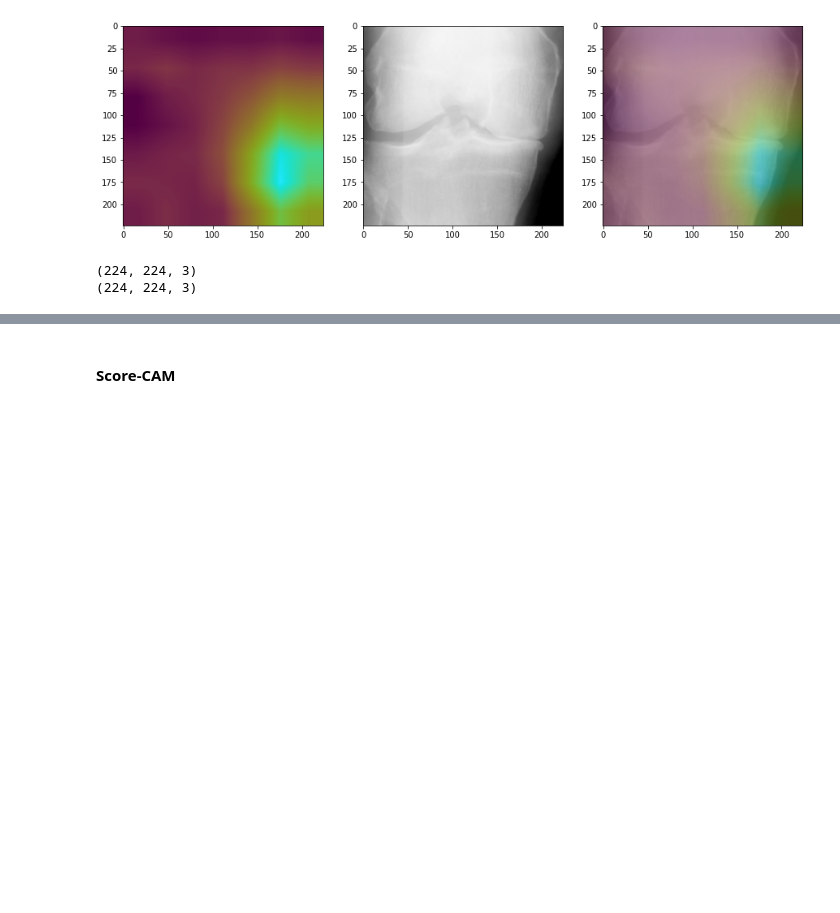
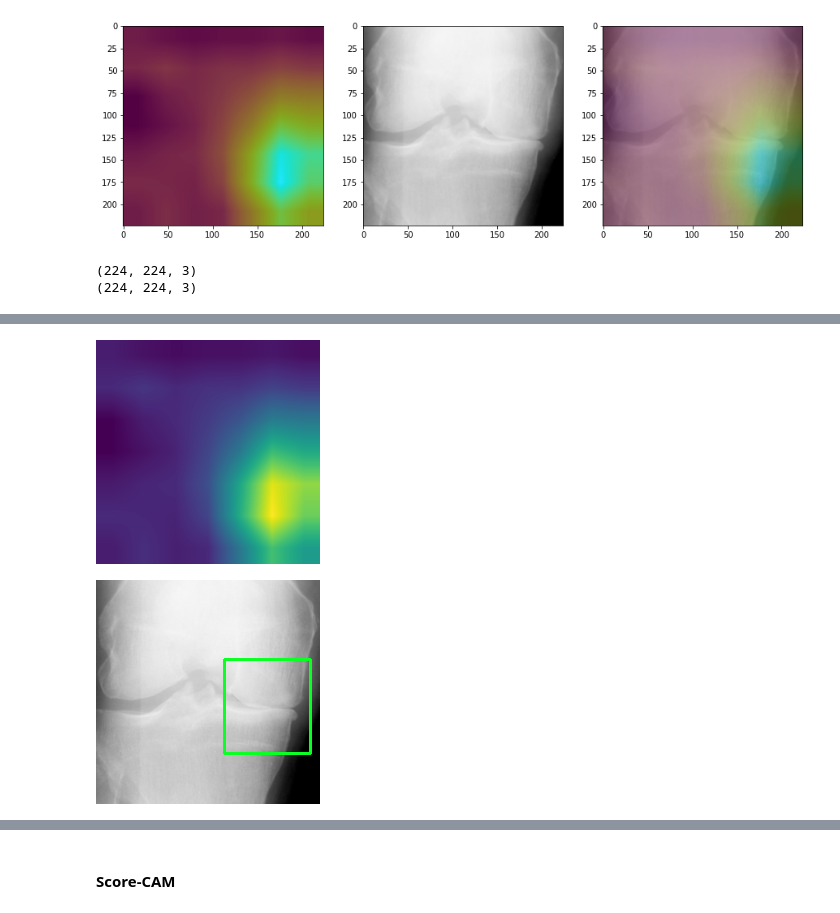
Before and after one commit to jah377/XAI_ImageClassification, a Jupyter notebook: xai.ipynb, the cells around one changed output, grey strips where cells are left out. Cells and saved outputs as stored; diff of their text form; code cells hidden in the pictures; blank space fills up the shorter version.

```diff
--- a/xai.ipynb
+++ b/xai.ipynb
@@ -778,0 +902,5 @@ image = cv2.arrowedLine(image, start_point, end_point,
+# %%
+coords = draw_bounding_box(heatmap2, image2)
+# %% [output]
+[figure, added]
+[figure, added]
```
Also changed, not shown: parts of 26 cells of this notebook.
